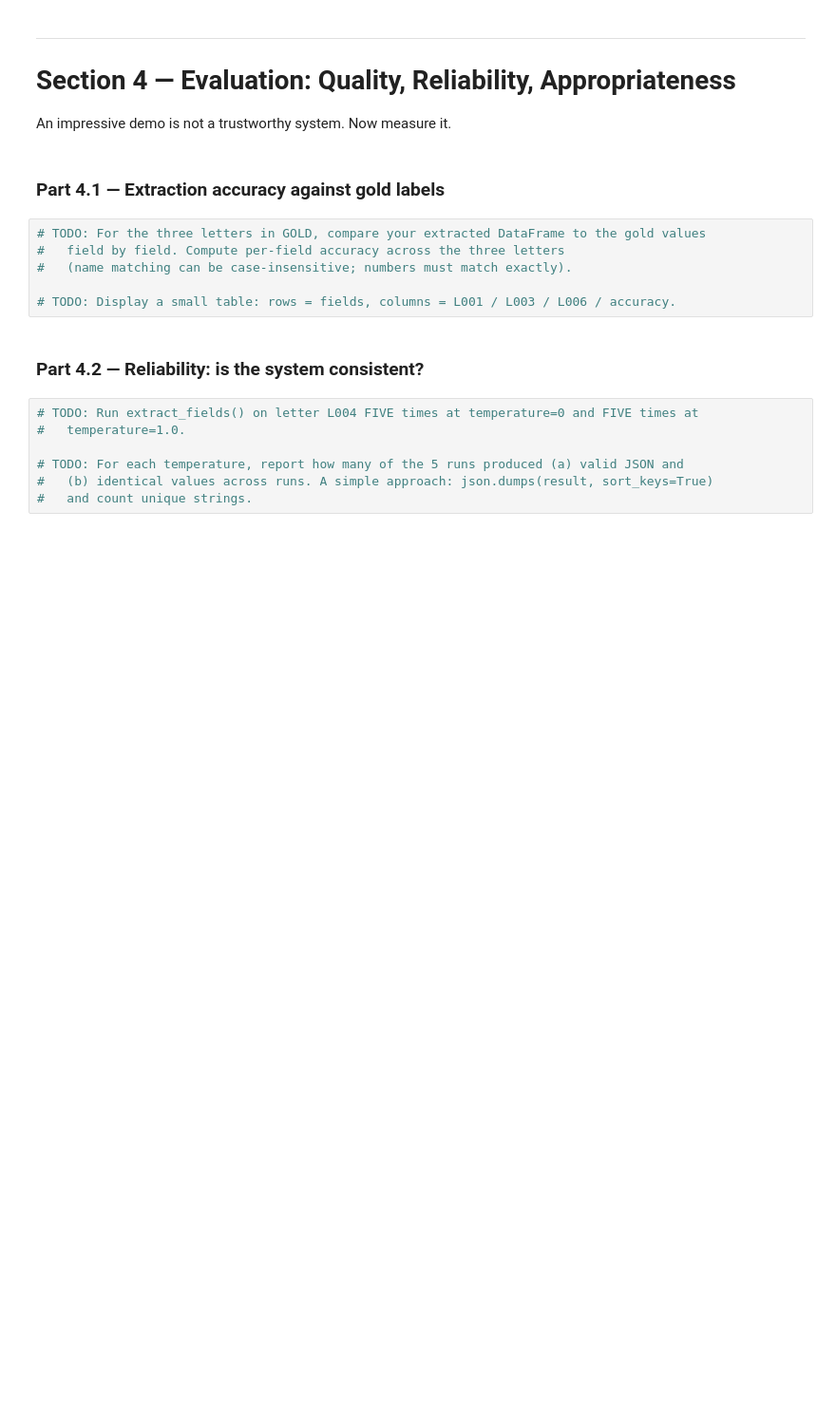
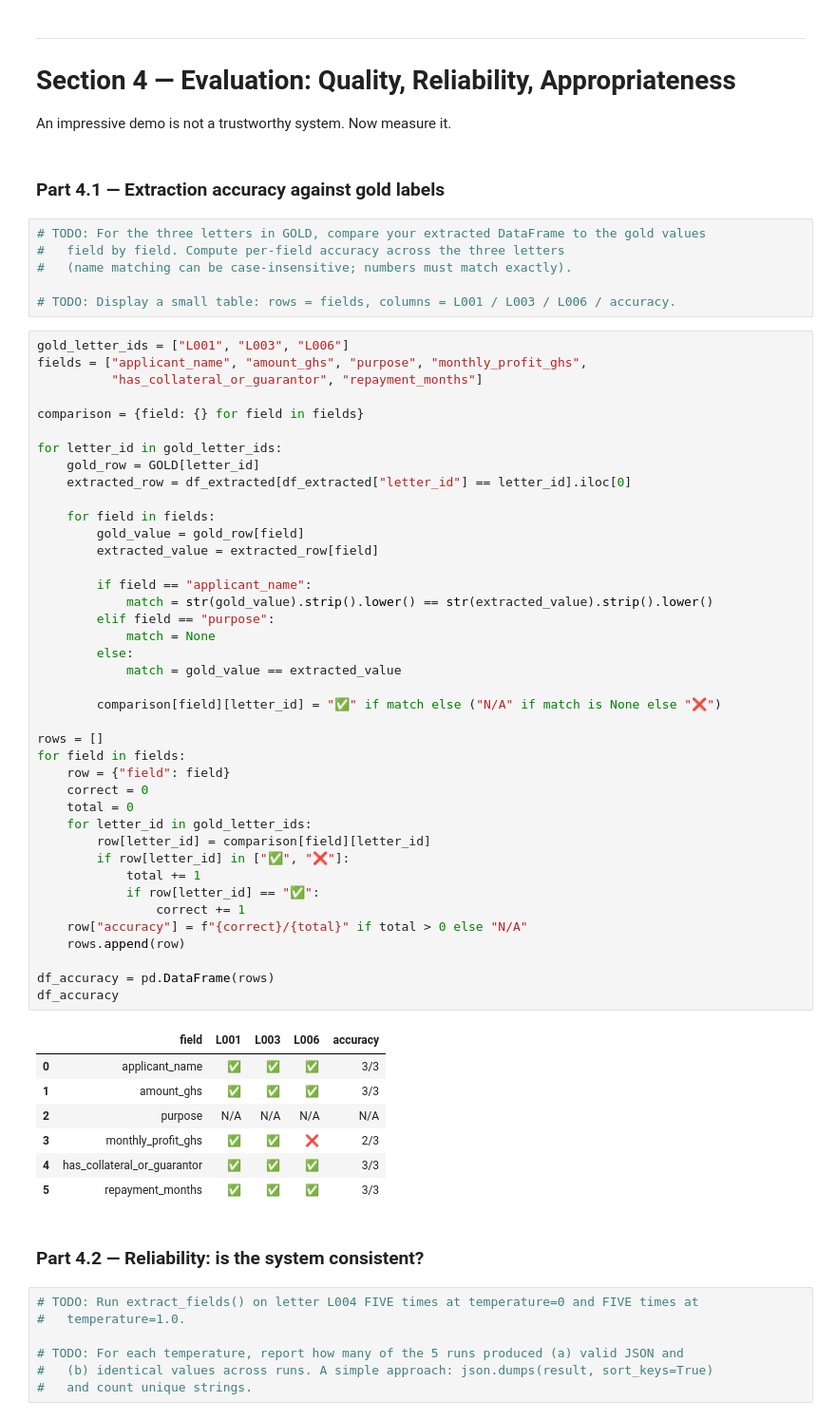
Before and after one commit to AbdourahmaneFatmaAli/lab-4-llm-decision-support, a Jupyter notebook: lab_4.ipynb, the cells around one changed output. Shown at 95% size. Cells and saved outputs as stored; diff of their text form; blank space fills up the shorter version.

```diff
--- a/lab_4.ipynb
+++ b/lab_4.ipynb
@@ -760,6 +760,54 @@ An impressive demo is not a trustworthy system. Now measure it.
 #   (name matching can be case-insensitive; numbers must match exactly).
 
 # TODO: Display a small table: rows = fields, columns = L001 / L003 / L006 / accuracy.
+# %%
+gold_letter_ids = ["L001", "L003", "L006"]
+fields = ["applicant_name", "amount_ghs", "purpose", "monthly_profit_ghs",
+          "has_collateral_or_guarantor", "repayment_months"]
+
+comparison = {field: {} for field in fields}
+
+for letter_id in gold_letter_ids:
+    gold_row = GOLD[letter_id]
+    extracted_row = df_extracted[df_extracted["letter_id"] == letter_id].iloc[0]
+
+    for field in fields:
+        gold_value = gold_row[field]
+        extracted_value = extracted_row[field]
+
+        if field == "applicant_name":
+            match = str(gold_value).strip().lower() == str(extracted_value).strip().lower()
+        elif field == "purpose":
+            match = None
+        else:
+            match = gold_value == extracted_value
+
+        comparison[field][letter_id] = "✅" if match else ("N/A" if match is None else "❌")
+
+rows = []
+for field in fields:
+    row = {"field": field}
+    correct = 0
+    total = 0
+    for letter_id in gold_letter_ids:
+        row[letter_id] = comparison[field][letter_id]
+        if row[letter_id] in ["✅", "❌"]:
+            total += 1
+            if row[letter_id] == "✅":
+                correct += 1
+    row["accuracy"] = f"{correct}/{total}" if total > 0 else "N/A"
+    rows.append(row)
+
+df_accuracy = pd.DataFrame(rows)
+df_accuracy
+# %% [output]
+|  | field | L001 | L003 | L006 | accuracy |
+| 0 | applicant_name | ✅ | ✅ | ✅ | 3/3 |
+| 1 | amount_ghs | ✅ | ✅ | ✅ | 3/3 |
+| 2 | purpose | N/A | N/A | N/A | N/A |
+| 3 | monthly_profit_ghs | ✅ | ✅ | ❌ | 2/3 |
+| 4 | has_collateral_or_guarantor | ✅ | ✅ | ✅ | 3/3 |
+| 5 | repayment_months | ✅ | ✅ | ✅ | 3/3 |
 # %% [markdown]
 ### Part 4.2 — Reliability: is the system consistent?
 # %%
```
Also changed, not shown: parts of 7 cells of this notebook.
